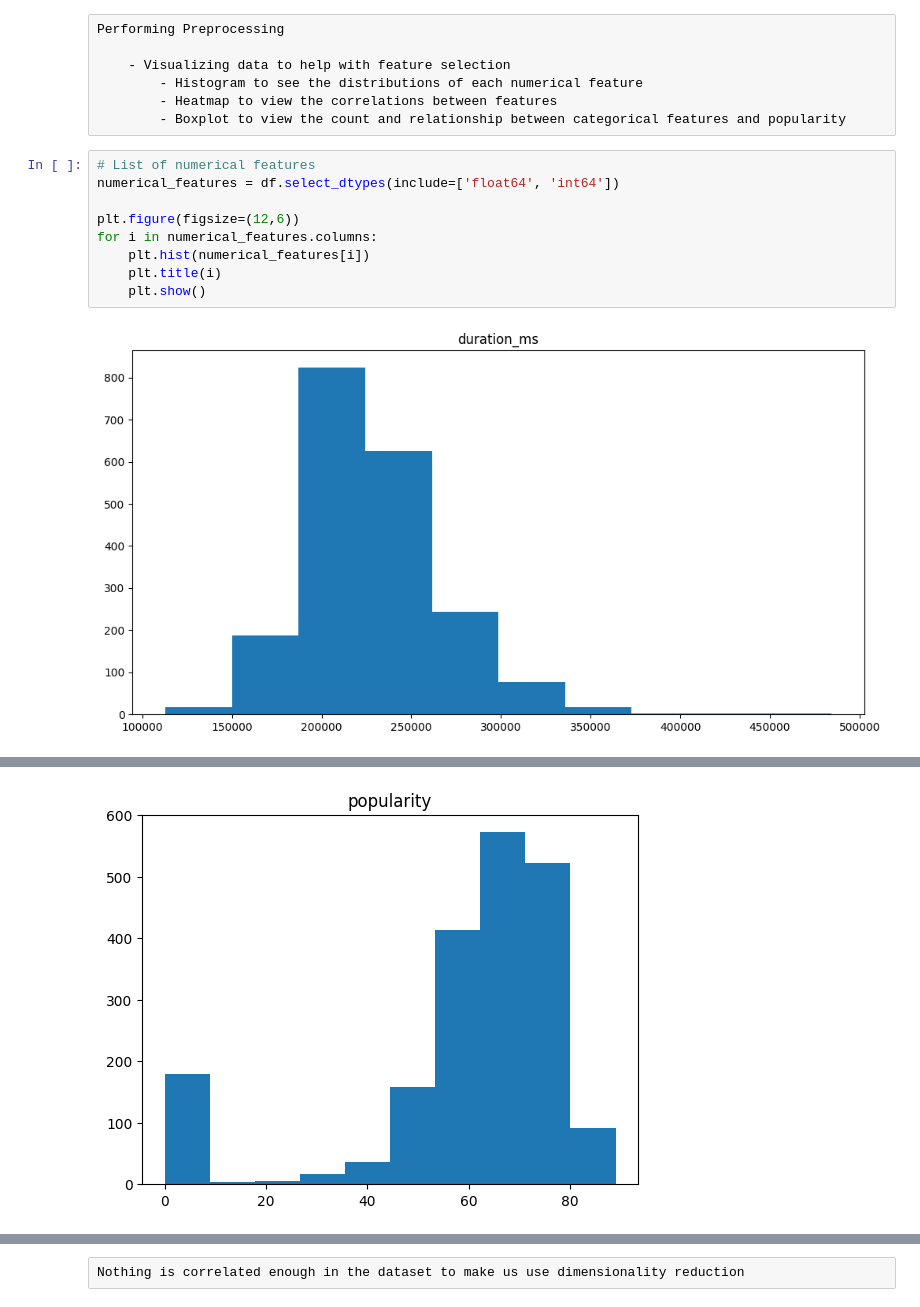
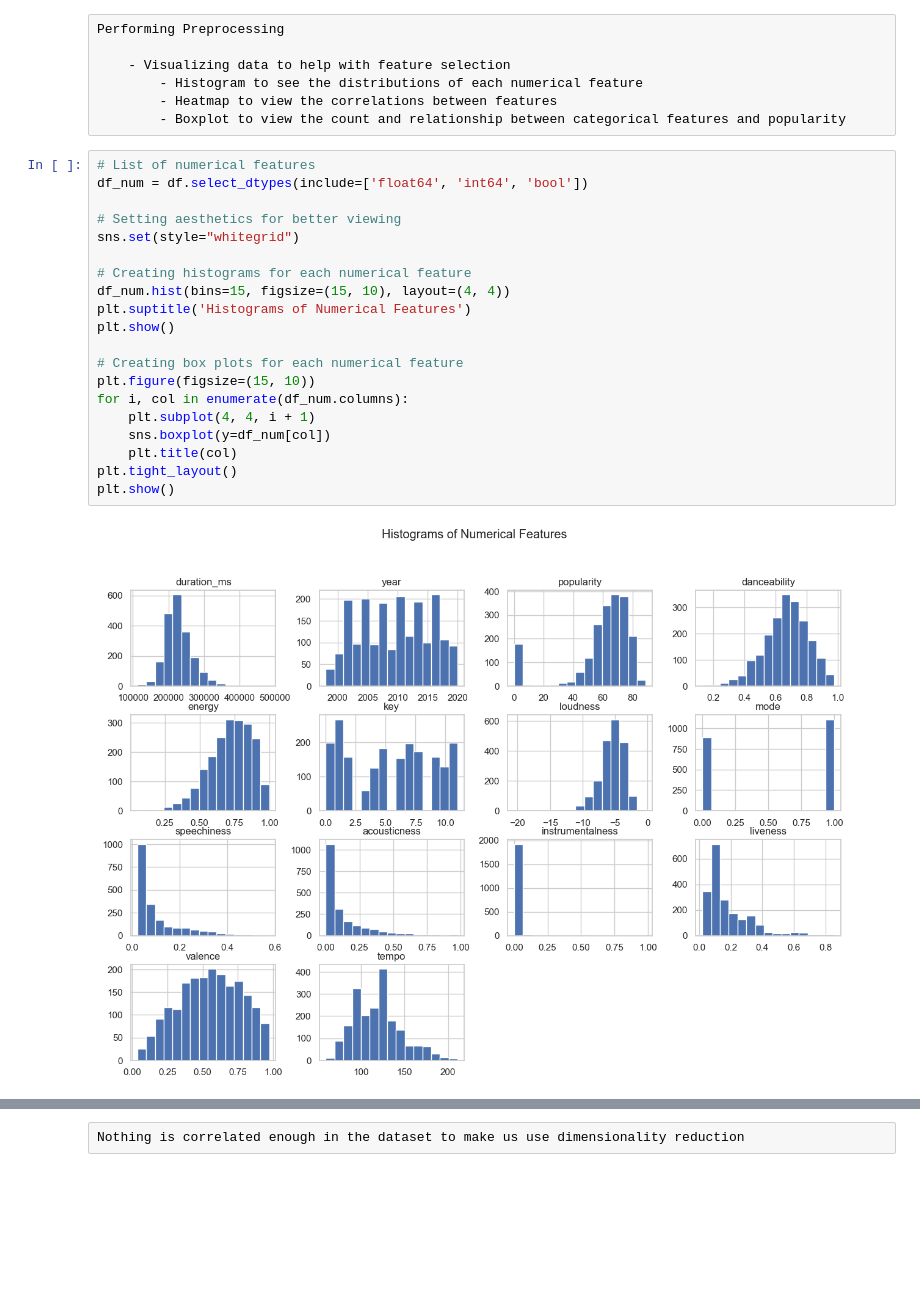
Before and after one commit to stevenfojas670/Spotify-ML-Project, a Jupyter notebook: Preprocessing.ipynb, the cells around one changed output, grey strips where cells are left out. Drawn from its saved outputs; the diff is of its cells as text; blank space fills up the shorter version.

```diff
--- a/Preprocessing.ipynb
+++ b/Preprocessing.ipynb
@@ -57,12 +57,23 @@ Performing Preprocessing
         - Boxplot to view the count and relationship between categorical features and popularity
 # %%
 # List of numerical features
-numerical_features = df.select_dtypes(include=['float64', 'int64'])
+df_num = df.select_dtypes(include=['float64', 'int64', 'bool'])
 
-plt.figure(figsize=(12,6))
-for i in numerical_features.columns:
-    plt.hist(numerical_features[i])
-    plt.title(i)
-    plt.show()
+# Setting aesthetics for better viewing
+sns.set(style="whitegrid")
+
+# Creating histograms for each numerical feature
+df_num.hist(bins=15, figsize=(15, 10), layout=(4, 4))
+plt.suptitle('Histograms of Numerical Features')
+plt.show()
+
+# Creating box plots for each numerical feature
+plt.figure(figsize=(15, 10))
+for i, col in enumerate(df_num.columns):
+    plt.subplot(4, 4, i + 1)
+    sns.boxplot(y=df_num[col])
+    plt.title(col)
+plt.tight_layout()
+plt.show()
 # %% [output]
-[figure, old version]
+[figure, new version]
@@ -70 +80,0 @@ for i in numerical_features.columns:
-[figure, removed]
```
Also changed, not shown: parts of 13 cells of this notebook.
